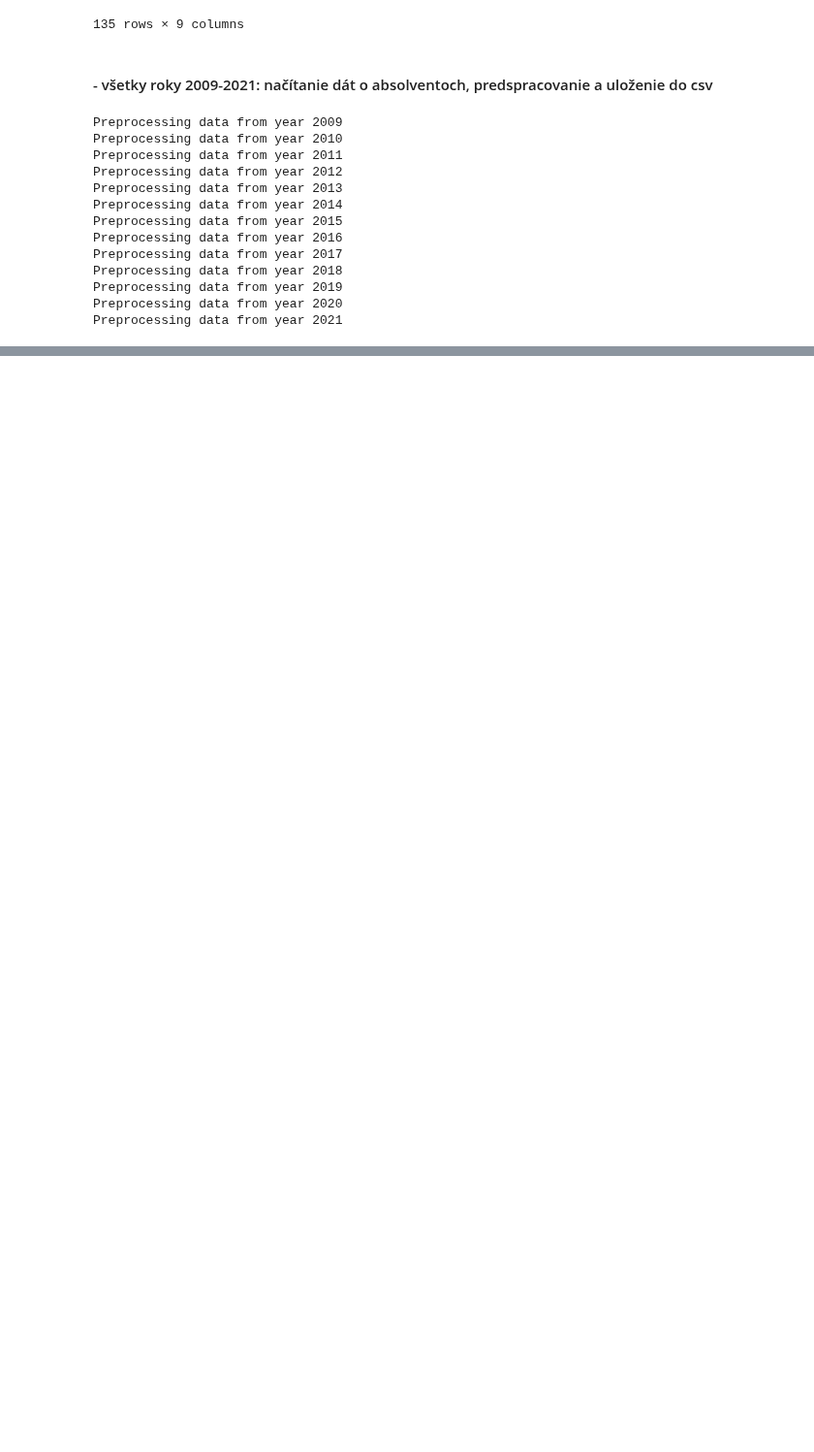
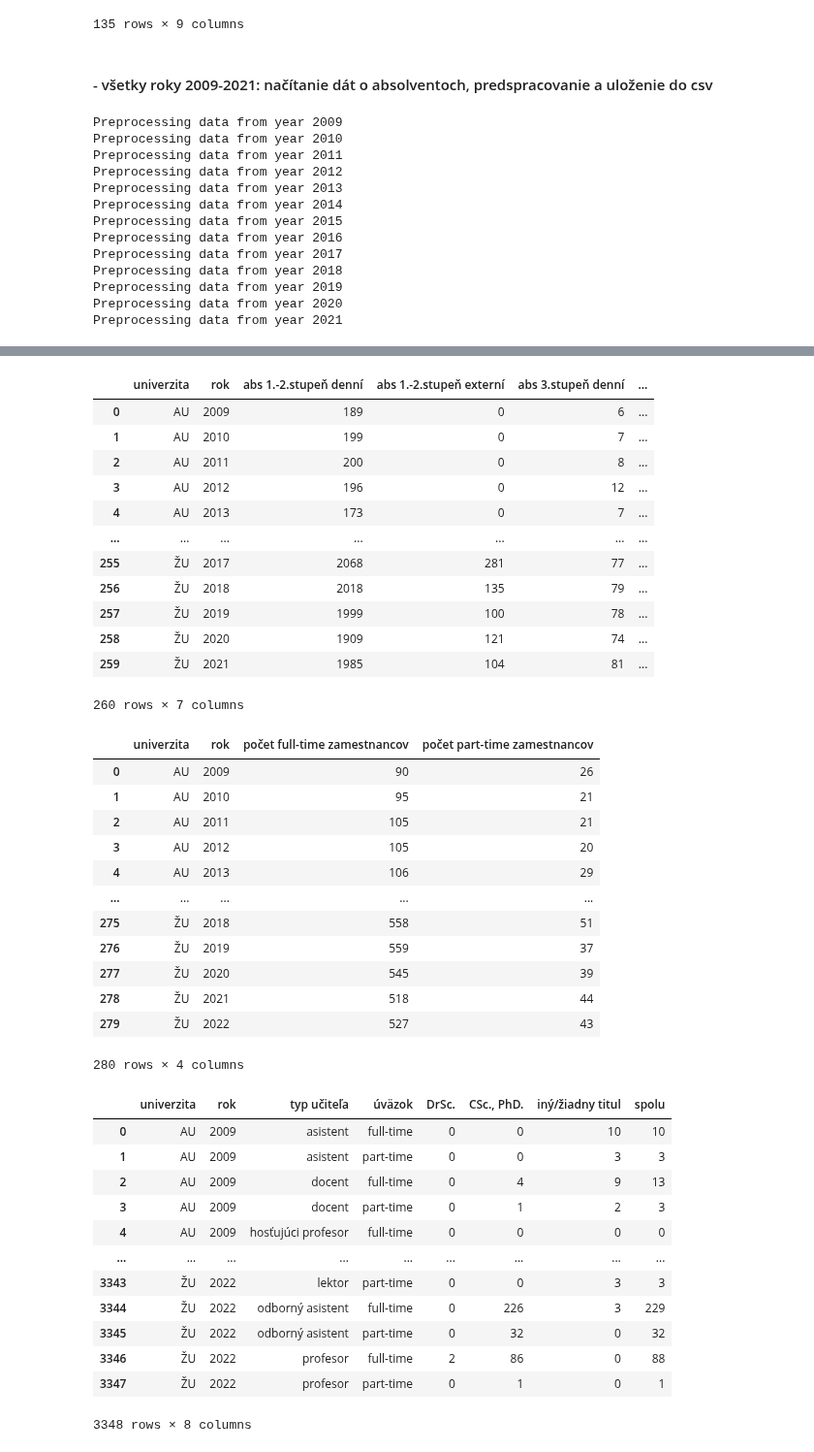
Before and after one commit to hudo16-38/pridav-project, a Jupyter notebook: preprocessing/data_preprocessing_cvtisr.ipynb, the cells around one changed output, grey strips where cells are left out. Shown at 97% size. Drawn from its saved outputs; the diff is of its cells as text; code cells hidden in the pictures; blank space fills up the shorter version.

```diff
--- a/preprocessing/data_preprocessing_cvtisr.ipynb
+++ b/preprocessing/data_preprocessing_cvtisr.ipynb
@@ -316,0 +445,61 @@ Preprocessing data from year 2021
+# %%
+def clean_and_summarize_data(df: pd.DataFrame, columns_to_drop: list, groupby_list: list,
+                             renamed_columns: dict ={}) -> pd.DataFrame:
+    df = df.drop(columns=columns_to_drop)
+    grouped_data = df.groupby(groupby_list).sum()
+    grouped_data = grouped_data.reset_index()
+    grouped_data = grouped_data.rename(columns=renamed_columns)
+    return grouped_data
+# %%
+df_graduates = clean_and_summarize_data(df_graduates, columns_to_drop=['fakulta', 'typ'],
+                                       groupby_list=['univerzita', 'rok'])
+df_teachers_summary = clean_and_summarize_data(df_teachers_summary, columns_to_drop=['fakulta', 'typ', 'ženy full-time', 'ženy part-time'],
+                                               groupby_list=['univerzita', 'rok'],
+                                               renamed_columns={'spolu full-time': 'počet full-time zamestnancov',
+                                                                'spolu part-time': 'počet part-time zamestnancov'})
+df_teachers_degrees = clean_and_summarize_data(df_teachers_degrees, columns_to_drop=['fakulta', 'typ'],
+                                               groupby_list=['univerzita', 'rok', 'typ učiteľa', 'úväzok'])
+# %%
+display(df_graduates)
+display(df_teachers_summary)
+display(df_teachers_degrees)
+# %% [output]
+|  | univerzita | rok | abs 1.-2.stupeň denní | abs 1.-2.stupeň externí | abs 3.stupeň denní | ... |
+| 0 | AU | 2009 | 189 | 0 | 6 | ... |
+| 1 | AU | 2010 | 199 | 0 | 7 | ... |
+| 2 | AU | 2011 | 200 | 0 | 8 | ... |
+| 3 | AU | 2012 | 196 | 0 | 12 | ... |
+| 4 | AU | 2013 | 173 | 0 | 7 | ... |
+| ... | ... | ... | ... | ... | ... | ... |
+| 255 | ŽU | 2017 | 2068 | 281 | 77 | ... |
+| 256 | ŽU | 2018 | 2018 | 135 | 79 | ... |
+| 257 | ŽU | 2019 | 1999 | 100 | 78 | ... |
+| 258 | ŽU | 2020 | 1909 | 121 | 74 | ... |
+| 259 | ŽU | 2021 | 1985 | 104 | 81 | ... |
+260 rows × 7 columns
+|  | univerzita | rok | počet full-time zamestnancov | počet part-time zamestnancov |
+| 0 | AU | 2009 | 90 | 26 |
+| 1 | AU | 2010 | 95 | 21 |
+| 2 | AU | 2011 | 105 | 21 |
+| 3 | AU | 2012 | 105 | 20 |
+| 4 | AU | 2013 | 106 | 29 |
+| ... | ... | ... | ... | ... |
+| 275 | ŽU | 2018 | 558 | 51 |
+| 276 | ŽU | 2019 | 559 | 37 |
+| 277 | ŽU | 2020 | 545 | 39 |
+| 278 | ŽU | 2021 | 518 | 44 |
+| 279 | ŽU | 2022 | 527 | 43 |
+280 rows × 4 columns
+|  | univerzita | rok | typ učiteľa | úväzok | DrSc. | CSc., PhD. | iný/žiadny titul | spolu |
+| 0 | AU | 2009 | asistent | full-time | 0 | 0 | 10 | 10 |
+| 1 | AU | 2009 | asistent | part-time | 0 | 0 | 3 | 3 |
+| 2 | AU | 2009 | docent | full-time | 0 | 4 | 9 | 13 |
+| 3 | AU | 2009 | docent | part-time | 0 | 1 | 2 | 3 |
+| 4 | AU | 2009 | hosťujúci profesor | full-time | 0 | 0 | 0 | 0 |
+| ... | ... | ... | ... | ... | ... | ... | ... | ... |
+| 3343 | ŽU | 2022 | lektor | part-time | 0 | 0 | 3 | 3 |
+| 3344 | ŽU | 2022 | odborný asistent | full-time | 0 | 226 | 3 | 229 |
+| 3345 | ŽU | 2022 | odborný asistent | part-time | 0 | 32 | 0 | 32 |
+| 3346 | ŽU | 2022 | profesor | full-time | 2 | 86 | 0 | 88 |
+| 3347 | ŽU | 2022 | profesor | part-time | 0 | 1 | 0 | 1 |
+3348 rows × 8 columns
```
Also changed, not shown: parts of 15 cells of this notebook, 8 other files.
